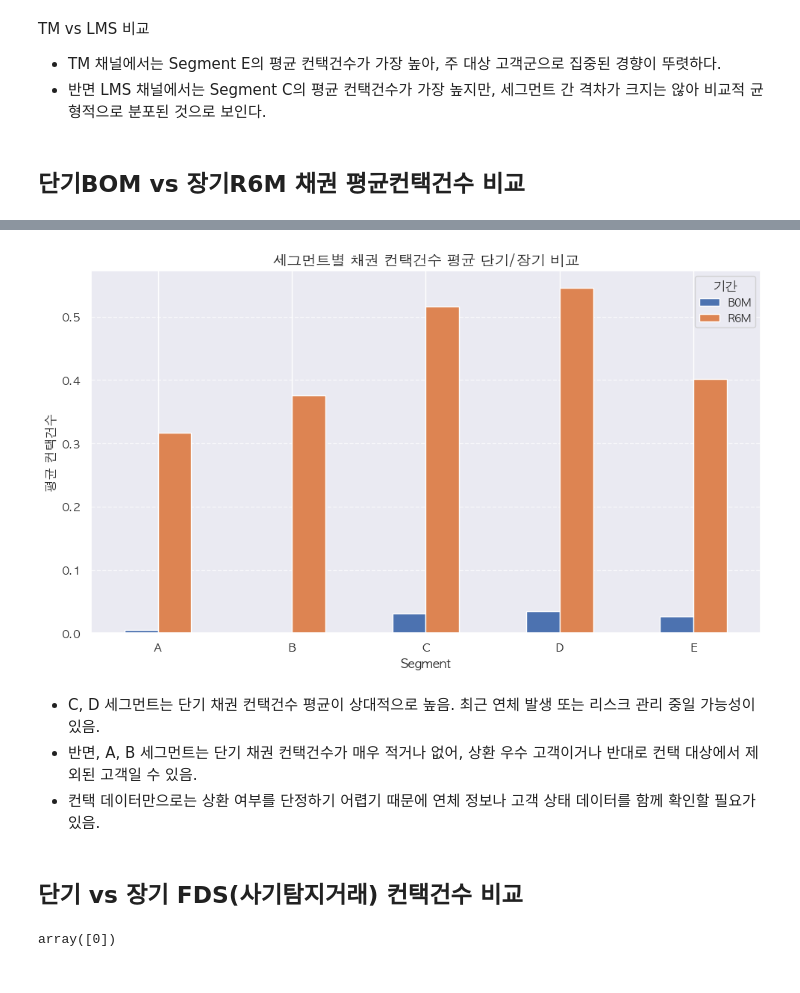
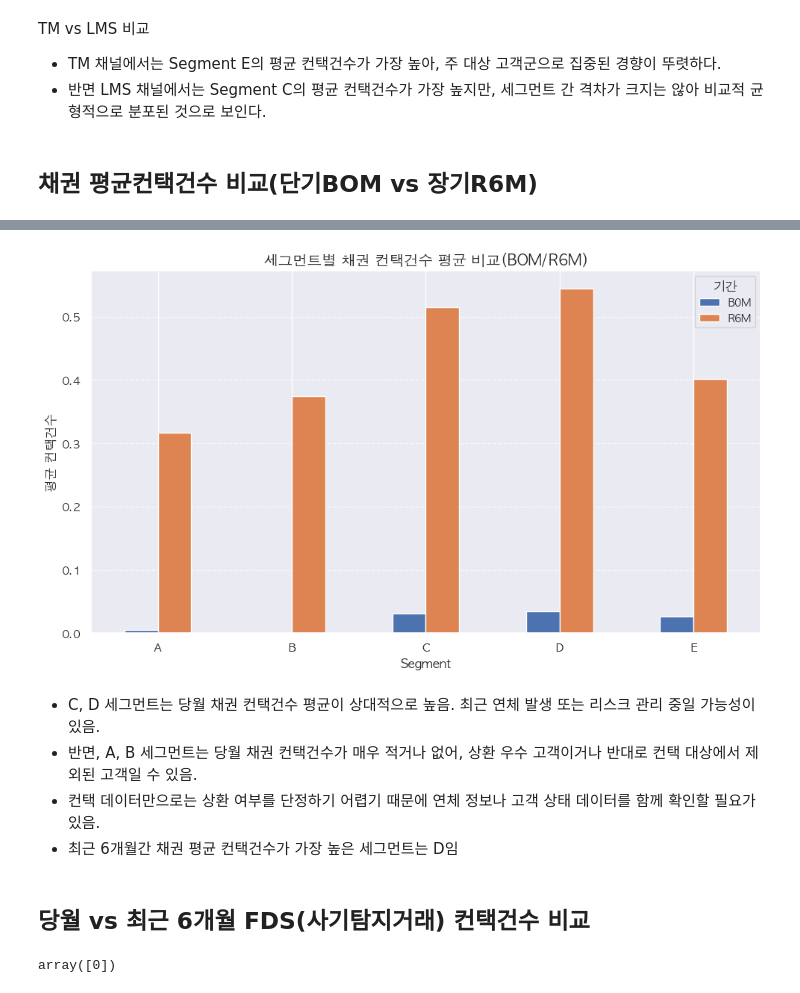
Before and after one commit to smileehahyun/final_project, a Jupyter notebook: 07_마케팅 정보_EDA.ipynb, the cells around one changed output, grey strips where cells are left out. Cells and saved outputs as stored; diff of their text form; code cells hidden in the pictures.

```diff
--- a/07_마케팅 정보_EDA.ipynb
+++ b/07_마케팅 정보_EDA.ipynb
@@ -264,7 +264,7 @@ TM vs LMS 비교
 - TM 채널에서는 Segment E의 평균 컨택건수가 가장 높아, 주 대상 고객군으로 집중된 경향이 뚜렷하다.
 - 반면 LMS 채널에서는 Segment C의 평균 컨택건수가 가장 높지만, 세그먼트 간 격차가 크지는 않아 비교적 균형적으로 분포된 것으로 보인다.
 # %% [markdown]
-## 단기BOM vs 장기R6M 채권 평균컨택건수 비교
+## 채권 평균컨택건수 비교(단기BOM vs 장기R6M)
 # %%
 # 1. 채권 관련 단기(B0M) 및 장기(R6M) 컬럼 추출
 short_term_cols = [col for col in df.columns if '_채권_B0M' in col]
@@ -292,34 +292,35 @@ display(compare_all_segments)
 # %%
 #시각화
 # 1. 데이터 구성 (출력된 값 기반)
 data = {
     'A': [0.005144, 0.316872],
     'B': [0.0, 0.375],
     'C': [0.031515, 0.515464],
     'D': [0.035059, 0.544966],
     'E': [0.025806, 0.401212]
 }
 df_plot = pd.DataFrame(data, index=['B0M', 'R6M']).T  # index: Segment
 
 # 2. 시각화
 df_plot.plot(kind='bar', figsize=(10, 6))
 
-plt.title('세그먼트별 채권 컨택건수 평균 단기/장기 비교', fontsize=14)
+plt.title('세그먼트별 채권 컨택건수 평균 비교(BOM/R6M)', fontsize=14)
 plt.xlabel('Segment', fontsize=12)
 plt.ylabel('평균 컨택건수', fontsize=12)
 plt.xticks(rotation=0)
 plt.legend(title='기간', fontsize=10)
 plt.grid(axis='y', linestyle='--', alpha=0.7)
 plt.tight_layout()
 plt.show()
 # %% [output]
-[figure, old version]
+[figure, new version]
 # %% [markdown]
-- C, D 세그먼트는 단기 채권 컨택건수 평균이 상대적으로 높음. 최근 연체 발생 또는 리스크 관리 중일 가능성이 있음.
-- 반면, A, B 세그먼트는 단기 채권 컨택건수가 매우 적거나 없어, 상환 우수 고객이거나 반대로 컨택 대상에서 제외된 고객일 수 있음.
+- C, D 세그먼트는 당월 채권 컨택건수 평균이 상대적으로 높음. 최근 연체 발생 또는 리스크 관리 중일 가능성이 있음.
+- 반면, A, B 세그먼트는 당월 채권 컨택건수가 매우 적거나 없어, 상환 우수 고객이거나 반대로 컨택 대상에서 제외된 고객일 수 있음.
 - 컨택 데이터만으로는 상환 여부를 단정하기 어렵기 때문에 연체 정보나 고객 상태 데이터를 함께 확인할 필요가 있음.
+- 최근 6개월간 채권 평균 컨택건수가 가장 높은 세그먼트는 D임
 # %% [markdown]
-## 단기 vs 장기 FDS(사기탐지거래) 컨택건수 비교
+## 당월 vs 최근 6개월 FDS(사기탐지거래) 컨택건수 비교
 # %%
 df['컨택건수_FDS_R6M'].unique()
 # %% [output]
```
Also changed, not shown: parts of 47 cells of this notebook.
